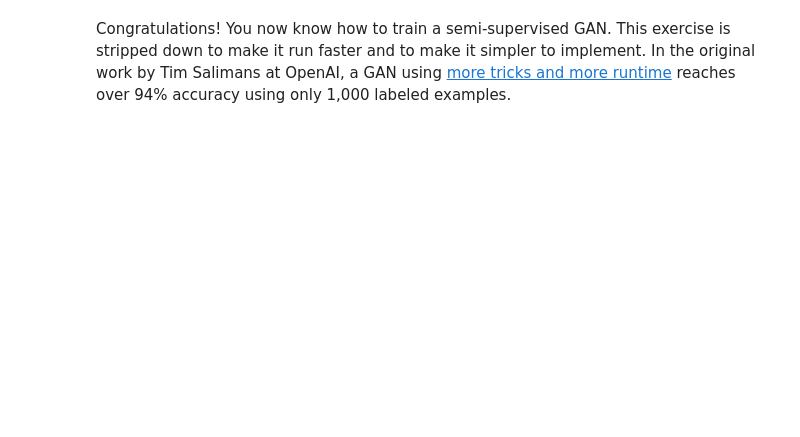
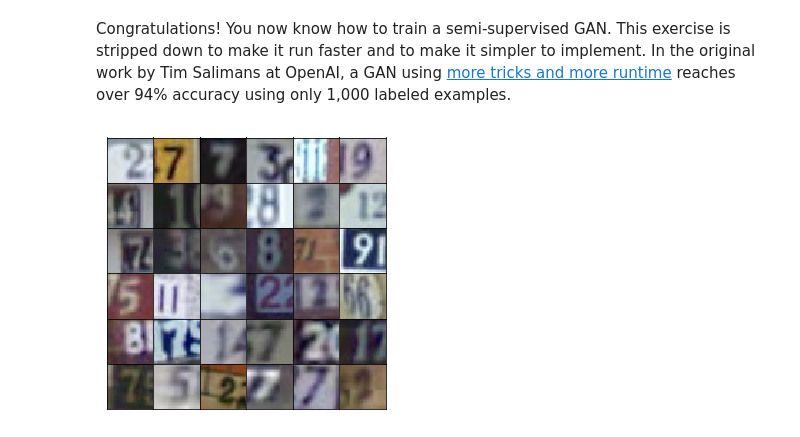
Before and after one commit to stasSajin/courses, a Jupyter notebook: udacity_deep_learning_specialization/module_4_GAN/semi-supervised/semi-supervised_learning_2.ipynb, the cells around one changed output. Cells and saved outputs as stored; diff of their text form; code cells hidden in the pictures; blank space fills up the shorter version.

Commit message:
get the data for semi-supervised learning

```diff
--- a/udacity_deep_learning_specialization/module_4_GAN/semi-supervised/semi-supervised_learning_2.ipynb
+++ b/udacity_deep_learning_specialization/module_4_GAN/semi-supervised/semi-supervised_learning_2.ipynb
@@ -13,2 +27,46 @@ This is a little bit better than a [NIPS 2014 paper](https://arxiv.org/pdf/1406.
 # %% [markdown]
 Congratulations! You now know how to train a semi-supervised GAN. This exercise is stripped down to make it run faster and to make it simpler to implement. In the original work by Tim Salimans at OpenAI, a GAN using [more tricks and more runtime](https://arxiv.org/pdf/1606.03498.pdf) reaches over 94% accuracy using only 1,000 labeled examples.
+# %%
+from urllib.request import urlretrieve
+from os.path import isfile, isdir
+from tqdm import tqdm
+
+data_dir = 'data/'
+
+if not isdir(data_dir):
+    raise Exception("Data directory doesn't exist!")
+
+class DLProgress(tqdm):
+    last_block = 0
+
+    def hook(self, block_num=1, block_size=1, total_size=None):
+        self.total = total_size
+        self.update((block_num - self.last_block) * block_size)
+        self.last_block = block_num
+
+if not isfile(data_dir + "train_32x32.mat"):
+    with DLProgress(unit='B', unit_scale=True, miniters=1, desc='SVHN Training Set') as pbar:
+        urlretrieve(
+            'http://ufldl.stanford.edu/housenumbers/train_32x32.mat',
+            data_dir + 'train_32x32.mat',
+            pbar.hook)
+
+if not isfile(data_dir + "test_32x32.mat"):
+    with DLProgress(unit='B', unit_scale=True, miniters=1, desc='SVHN Training Set') as pbar:
+        urlretrieve(
+            'http://ufldl.stanford.edu/housenumbers/test_32x32.mat',
+            data_dir + 'test_32x32.mat',
+            pbar.hook)
+# %%
+trainset = loadmat(data_dir + 'train_32x32.mat')
+testset = loadmat(data_dir + 'test_32x32.mat')
+# %%
+idx = np.random.randint(0, trainset['X'].shape[3], size=36)
+fig, axes = plt.subplots(6, 6, sharex=True, sharey=True, figsize=(5, 5),)
+for ii, ax in zip(idx, axes.flatten()):
+    ax.imshow(trainset['X'][:,:,:, ii], aspect='equal')
+    ax.xaxis.set_visible(False)
+    ax.yaxis.set_visible(False)
+plt.subplots_adjust(wspace=0, hspace=0)
+# %% [output]
+[figure, added]
```
Also changed, not shown: parts of 3 cells of this notebook.
